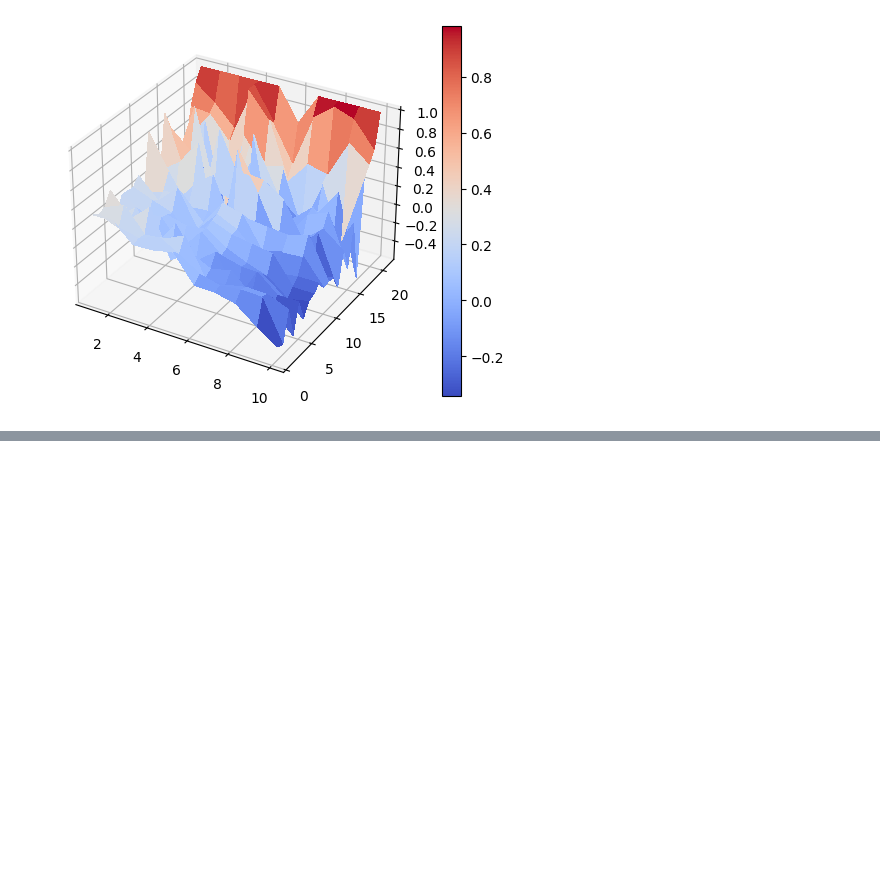
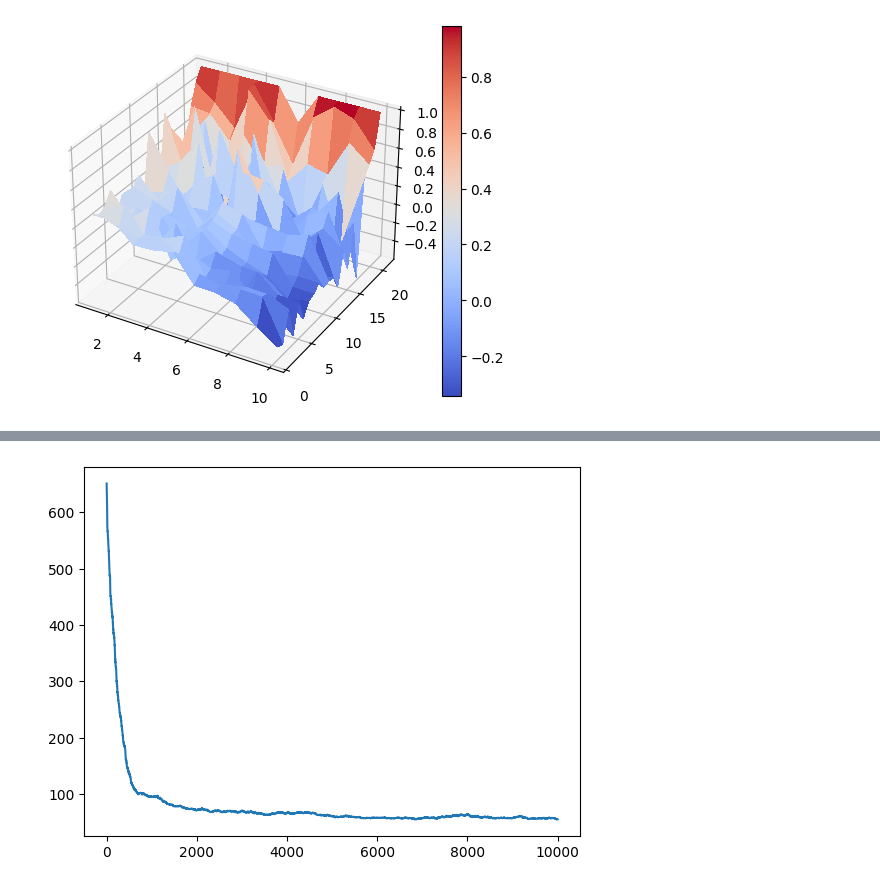
Before and after one commit to 6rayWa1cher/ml-sandbox, a Jupyter notebook: notebooks/blackjack_v2.ipynb, the cells around one changed output, grey strips where cells are left out. Drawn from its saved outputs; the diff is of its cells as text; code cells hidden in the pictures; blank space fills up the shorter version.

Commit message:
add sars_deep_estimate to blackjack_v2.ipynb

```diff
--- a/notebooks/blackjack_v2.ipynb
+++ b/notebooks/blackjack_v2.ipynb
@@ -249,0 +267,96 @@ for k, v in mse_during_training_dict.items():
+# %%
+@cache # несколько противоречит смыслу задания, но не страшно ¯\_(ツ)_/¯
+def to_features(s, a):
+    if not hasattr(a, '__iter__'):
+        s = np.array(s)
+        a = np.array([a])
+    taker_intervals = [[1,4], [4,7], [7,10]]
+    player_intervals = [[0,6], [4,9], [7,12], [10,15], [13,18], [16,21]]
+    taker_sum, player_sum = s
+    out = list()
+
+    for t1, t2 in taker_intervals:
+        for p1, p2 in player_intervals:
+            for a1 in (0, 1):
+                if t1 <= taker_sum <= t2 and p1 <= player_sum <= p2 and a1 == a:
+                    out.append(1)
+                else:
+                    out.append(0)
+
+    return np.array(out).reshape((36, 1))
+
+
+def weights_to_q(w):
+    q = np.zeros((11, 22, 2))
+    for s1 in range(11):
+        for s2 in range(22):
+            for a in range(2):
+                q[s1, s2, a] = w.T.dot(to_features((s1, s2), a))
+    return q
+
+
+weights_to_q(np.zeros((36, 1)))
+
+
+def epsilon_greedy(best_action, e):
+    if np.random.random(1)[0] <= e:
+        a = random.choice([0, 1])
+    else:
+        a = best_action
+    return a
+
+
+def sarsa_deep_estimate(episodes, lambda_coef, gamma, eps, alpha, mse_collect=False, q_mc=None):
+    w = np.random.random((36, 1))
+
+    def approx_q(s, a):
+        return w.T.dot(to_features(s, a))
+
+    action_number_to_str = {
+        0: ACTION_TAKE_MORE,
+        1: ACTION_STOP_TAKING
+    }
+    mse_vals = list()
+
+    for _ in trange(episodes):
+        e = np.zeros_like(w)
+        s = get_start_state()
+        a = epsilon_greedy(np.argmax([approx_q(s, i) for i in (0, 1)]), eps)
+
+        while not is_terminal(s):
+            s1, r = environment_step(
+                s,
+                action_number_to_str[a]
+            )
+
+            if not is_terminal(s1):
+                a1 = epsilon_greedy(np.argmax([approx_q(s1, i) for i in (0, 1)]), eps)
+                td_error = r + gamma * approx_q(s1, a1) - approx_q(s, a)
+            else:
+                a1 = None
+                td_error = r - approx_q(s, a)
+
+            e = gamma * lambda_coef * e + to_features(s, a)
+            w_delta = alpha * td_error * e
+            w += w_delta
+
+            s = s1
+            a = a1
+        if mse_collect:
+            q = weights_to_q(w)
+            mse = np.sum((q - q_mc) ** 2)
+            mse_vals.append(mse)
+    return w, mse_vals
+
+w, mse_during_training = sarsa_deep_estimate(
+    episodes=10000,
+    lambda_coef=0.4,
+    gamma=1,
+    eps=0.05,
+    alpha=0.01,
+    mse_collect=True,
+    q_mc=q_mc
+)
+print(w)
+plt.plot(np.arange(0, 10000), mse_during_training);
+# %% [output]
@@ -249,0 +380 @@ for k, v in mse_during_training_dict.items():
+[figure, added]
```
Also changed, not shown: parts of 14 cells of this notebook.
